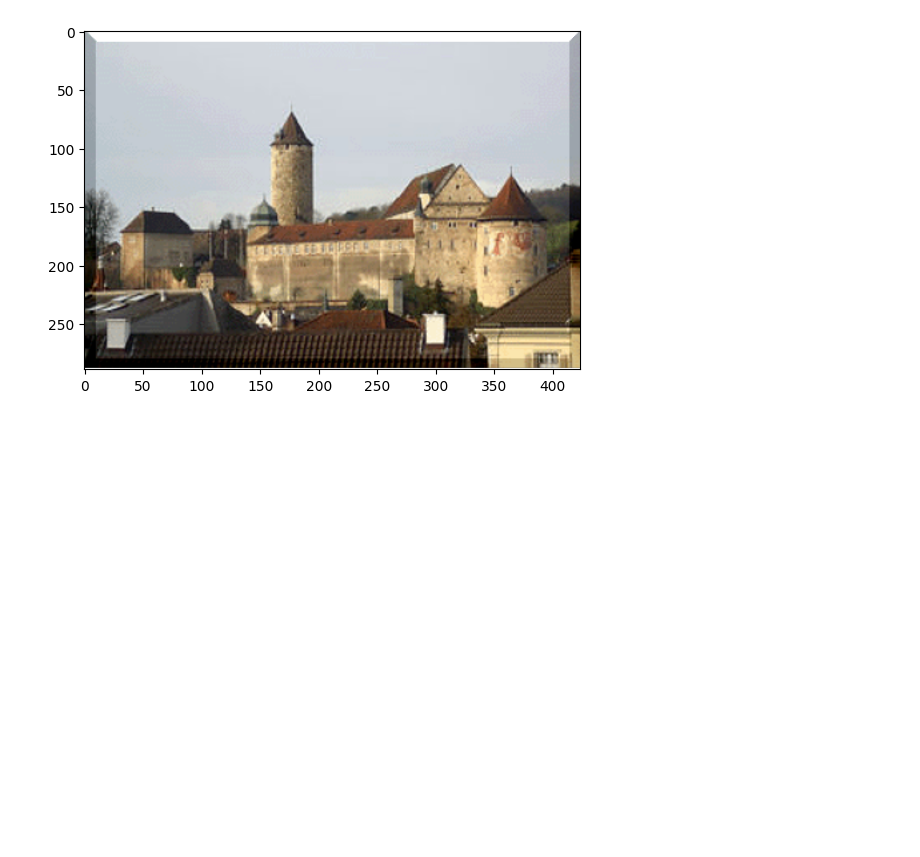
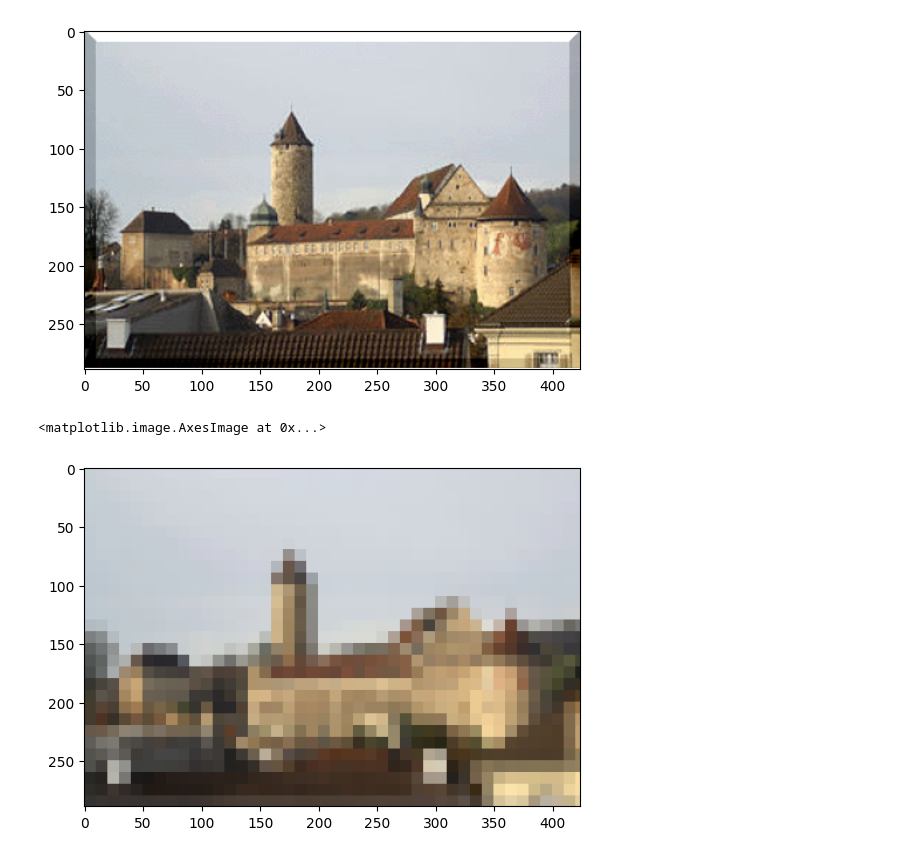
Before and after one commit to JacobAmaury/traitement_image, a Jupyter notebook: TP/TP1/main/TP1.ipynb, the cells around one changed output. Cells and saved outputs as stored; diff of their text form; code cells hidden in the pictures; blank space fills up the shorter version.

```diff
--- a/TP/TP1/main/TP1.ipynb
+++ b/TP/TP1/main/TP1.ipynb
@@ -276,4 +276,56 @@ plt.imshow(image_relief)
 # %% [output]
 <matplotlib.image.AxesImage at 0x...>
 [figure]
+# %%
+from PIL import Image
+import matplotlib.pyplot as plt
+
+def pixelize(image, block_size):
+    width, height = image.size
+    pixelized = Image.new("RGBA", image.size)
+
+    for y in range(0, height, block_size):
+        for x in range(0, width, block_size):
+            r = g = b = a = 0
+            cpt = 0
+
+            # On parcourt le bloc
+            for j in range(y, y + block_size):
+                if j >= height:
+                    break
+                for i in range(x, x + block_size):
+                    if i >= width:
+                        break
+                    pr, pg, pb, pa = image.getpixel((i, j))
+                    r += pr
+                    g += pg
+                    b += pb
+                    a += pa
+                    cpt += 1
+
+            # Moyenne
+            r //= cpt
+            g //= cpt
+            b //= cpt
+            a //= cpt
+
+            # On remplit le bloc
+            for j in range(y, y + block_size):
+                if j >= height:
+                    break
+                for i in range(x, x + block_size):
+                    if i >= width:
+                        break
+                    pixelized.putpixel((i, j), (r, g, b, a))
+
+    return pixelized
+
+
+
+pixelized_im = pixelize(image, 10)
+
+plt.imshow(pixelized_im)
+# %% [output]
+<matplotlib.image.AxesImage at 0x...>
+[figure, added]
 # %%
```
Also changed, not shown: parts of 6 cells of this notebook.
